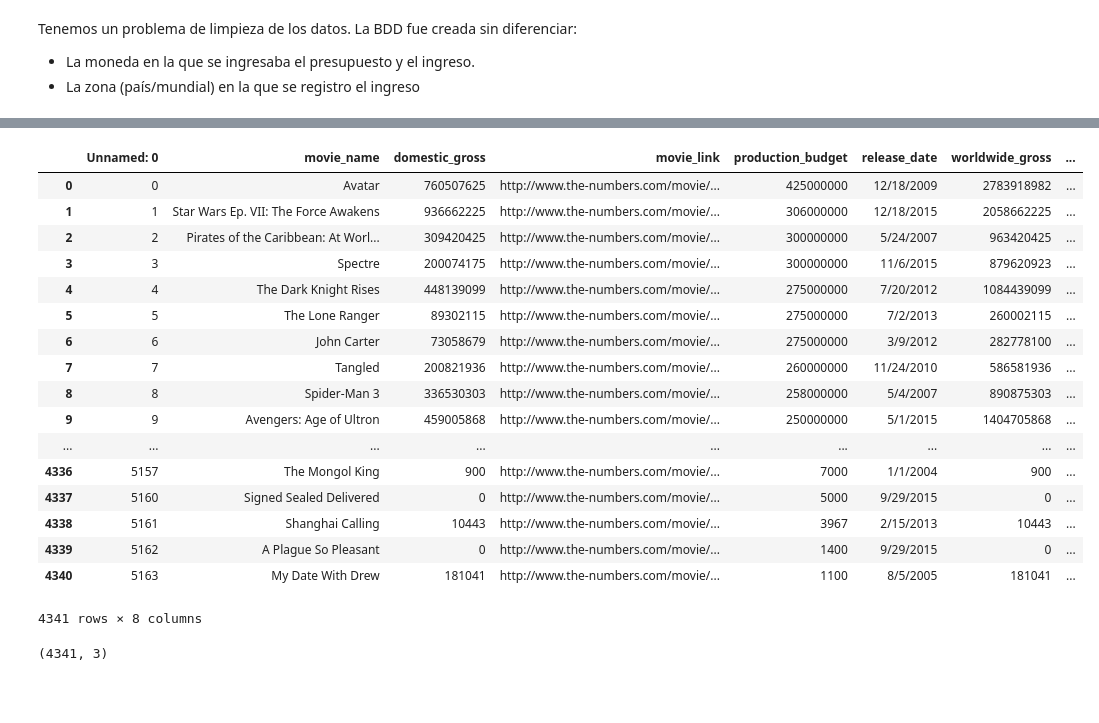
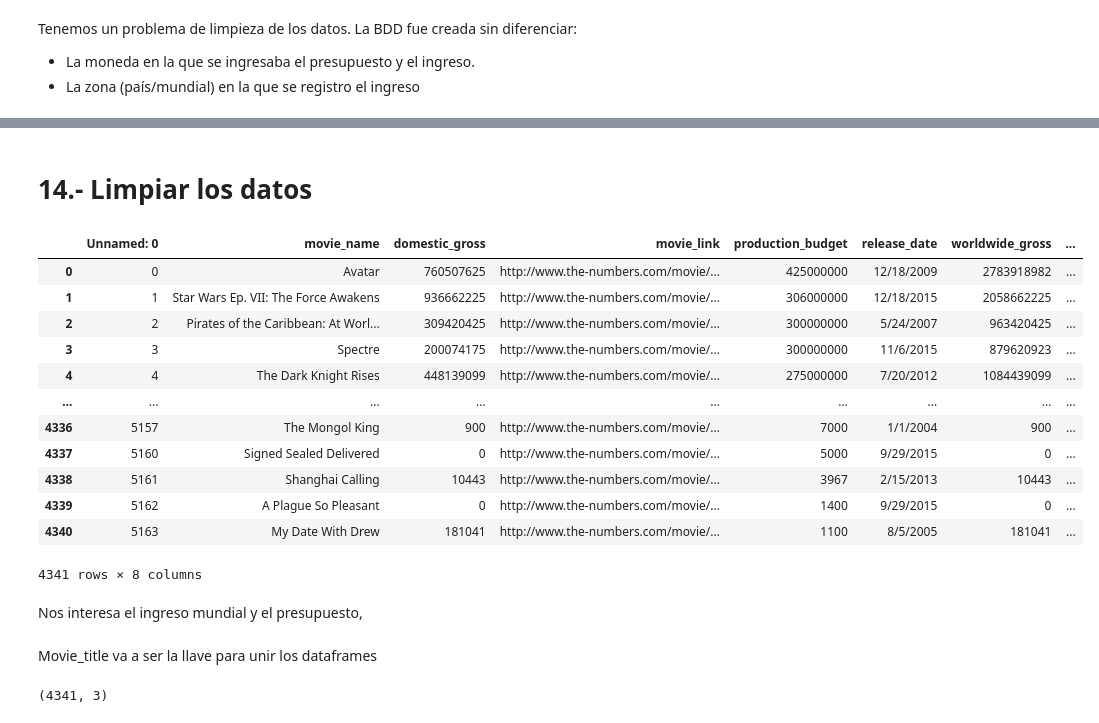
Before and after one commit to esmepy/machine-learning-aplicado, a Jupyter notebook: 09 Preparación de los datos.ipynb, the cells around one changed output, grey strips where cells are left out. Drawn from its saved outputs; the diff is of its cells as text; code cells hidden in the pictures; blank space fills up the shorter version.

```diff
--- a/09 Preparación de los datos.ipynb
+++ b/09 Preparación de los datos.ipynb
@@ -448,0 +440,2 @@ movies[mask]
+# %%
+pd.options.display.float_format='{:,.2f}'.format
@@ -455,19 +489,16 @@ movies[mask]
+# %% [markdown]
+# 14.- Limpiar los datos
 # %%
 # Importar BBDD thenumbers.com## Ahora manejaremos los datos faltantes (nulos o NaN).
 # %%
-pd.read_csv('../vol/datasets/thenumbers.csv')
+pd.read_csv('datasets/thenumbers.csv')
 # %% [output]
 |  | Unnamed: 0 | movie_name | domestic_gross | movie_link | production_budget | release_date | worldwide_gross | ... |
 | 0 | 0 | Avatar | 760507625 | http://www.the-numbers.com/movie/... | 425000000 | 12/18/2009 | 2783918982 | ... |
 | 1 | 1 | Star Wars Ep. VII: The Force Awakens | 936662225 | http://www.the-numbers.com/movie/... | 306000000 | 12/18/2015 | 2058662225 | ... |
 | 2 | 2 | Pirates of the Caribbean: At Worl... | 309420425 | http://www.the-numbers.com/movie/... | 300000000 | 5/24/2007 | 963420425 | ... |
 | 3 | 3 | Spectre | 200074175 | http://www.the-numbers.com/movie/... | 300000000 | 11/6/2015 | 879620923 | ... |
 | 4 | 4 | The Dark Knight Rises | 448139099 | http://www.the-numbers.com/movie/... | 275000000 | 7/20/2012 | 1084439099 | ... |
-| 5 | 5 | The Lone Ranger | 89302115 | http://www.the-numbers.com/movie/... | 275000000 | 7/2/2013 | 260002115 | ... |
-| 6 | 6 | John Carter | 73058679 | http://www.the-numbers.com/movie/... | 275000000 | 3/9/2012 | 282778100 | ... |
-| 7 | 7 | Tangled | 200821936 | http://www.the-numbers.com/movie/... | 260000000 | 11/24/2010 | 586581936 | ... |
-| 8 | 8 | Spider-Man 3 | 336530303 | http://www.the-numbers.com/movie/... | 258000000 | 5/4/2007 | 890875303 | ... |
-| 9 | 9 | Avengers: Age of Ultron | 459005868 | http://www.the-numbers.com/movie/... | 250000000 | 5/1/2015 | 1404705868 | ... |
 | ... | ... | ... | ... | ... | ... | ... | ... | ... |
 | 4336 | 5157 | The Mongol King | 900 | http://www.the-numbers.com/movie/... | 7000 | 1/1/2004 | 900 | ... |
 | 4337 | 5160 | Signed Sealed Delivered | 0 | http://www.the-numbers.com/movie/... | 5000 | 9/29/2015 | 0 | ... |
@@ -475,4 +506,6 @@ pd.read_csv('../vol/datasets/thenumbers.csv')
 | 4339 | 5162 | A Plague So Pleasant | 0 | http://www.the-numbers.com/movie/... | 1400 | 9/29/2015 | 0 | ... |
 | 4340 | 5163 | My Date With Drew | 181041 | http://www.the-numbers.com/movie/... | 1100 | 8/5/2005 | 181041 | ... |
 4341 rows × 8 columns
+# %% [markdown]
+Nos interesa el ingreso mundial y el presupuesto,
 # %%
@@ -480,2 +513,4 @@ financials = pd.read_csv('../vol/datasets/thenumbers.csv')
+# %% [markdown]
+Movie_title va a ser la llave para unir los dataframes
 # %%
 financials = financials[['movie_title','production_budget','worldwide_gross']]
```
Also changed, not shown: parts of 41 cells of this notebook, 1 other file.
